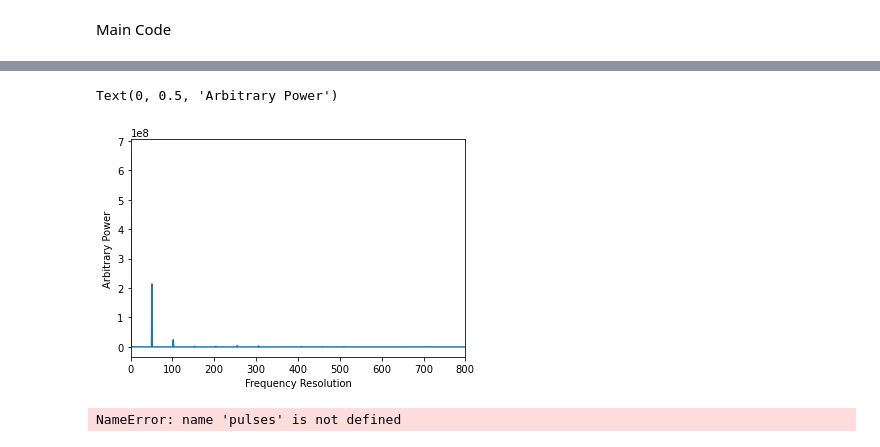
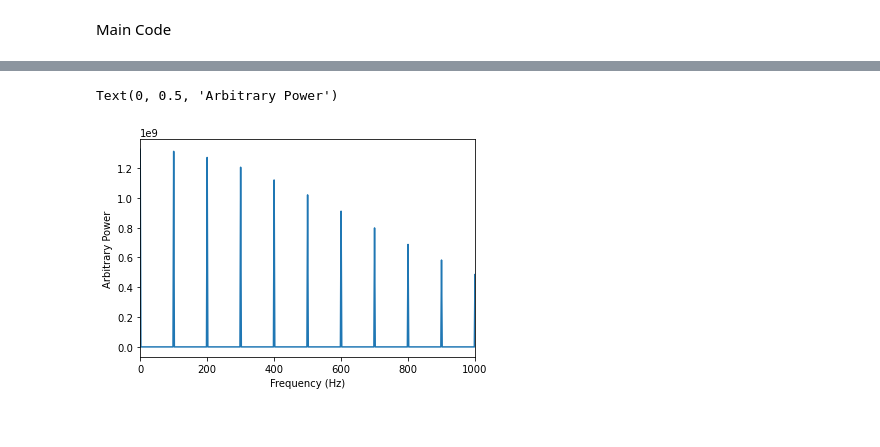
Before and after one commit to lianisreyes/Fourier-Transform-Light-Periodicy, a Jupyter notebook: FFT Final Project .ipynb, the cells around one changed output, grey strips where cells are left out. Drawn from its saved outputs; the diff is of its cells as text; code cells hidden in the pictures.

```diff
--- a/FFT Final Project .ipynb
+++ b/FFT Final Project .ipynb
@@ -12,18 +12,18 @@ importlib.reload(ArtificialData)
 # %% [markdown]
 Artificial Data formation and Alteration/ Pulse Profile
 # %%
-# Generates
+# Phi establishes the rotational phase
 phi = np.linspace(0, 1, 1024)
+# .generate_dummy (number of artificial pulses, number of phase bins )
 pulses, locs = ArtificialData.generate_dummy(1,1024)
-# (number of artificial pulses, number of phase bins )
+
+
 np.savez('TestData.npz', *[pulses, locs], **{'pulses' : pulses, 'locs': locs})
 
 # Plotting the Data for a general view
-pulse, locs, gammas, amps = ArtificialData.generate(1, 1024)
-plt.plot(phi, pulse[0])
+pulses, locs, gammas, amps = ArtificialData.generate(1, 1024)
+plt.plot(phi, pulses[0])
 plt.xlabel('Rotational Phase')
 plt.ylabel('Radio Photons')
-# x-axis - rotational phase
-# y-axis - radio photons
 # %% [output]
 Text(0, 0.5, 'Radio Photons')
@@ -37,9 +37,10 @@ print(delta(5))
 # %% [markdown]
 Main Code
 # %%
-#
-def shah(spacing, n):
+# repeats unit impulse/delta function
+# spacing is n_bin in periodicity
+def shah(period, n = 50): # shah is a train of delta functions
     shah_list = []
     for i in range(n):
-        shah_list.extend(delta(spacing))
+        shah_list.extend(delta(period))
     return np.array(shah_list)
@@ -51,0 +47,8 @@ plt.plot(pulse_train)
+# %%
+# In order to create the pulse train of repeatin pulse profile that we created earlier and
+# the shah function is being used for the amount of times we are repeating
+#
+pulse_train = np.convolve(pulses[0], shah(10000), mode = 'same' )
+x_untits = np.array(range(len(pulse_train)))/1e6
+plt.plot(x_untits, pulse_train)
+plt.xlabel('t (s)')
@@ -52,13 +58,14 @@ plt.plot(pulse_train)
 # %%
+# This is the
 trainFFT = abs(np.fft.rfft(pulse_train))**2
-#
-plt.plot(trainFFT)
-# Change xlim to accomadate to changes in Harmonics
-plt.xlim(0, 800)
-plt.xlabel('Frequency Resolution')
+x_untits = 1e6*np.array(range(len(trainFFT)))/len(pulse_train) #converting microseconds to seconds / x units
+plt.plot(x_untits, trainFFT)
+# Alter the Xlim to allow for any changes within the harmonics
+plt.xlim(0, 1000)
+plt.xlabel('Frequency (Hz)')
 plt.ylabel('Arbitrary Power')
-# x axis needs frq resolution which is 1/total length of bins
+# x axis needs frq resolution which is 1/total number of bins
 # y axis arbitrary power
 # %% [output]
 Text(0, 0.5, 'Arbitrary Power')
-[figure, old version]
+[figure, new version]
@@ -186,15 +71,0 @@ def harmonics(prof, f_true, df):
-# %%
-
-
-# continuation plotting harmonics
-nbins = 300000
-
-bins, harm = harmonics(pulses, true_freq, df)
-freq = np.zeros(nbins)
-freq[bins] = harm
-plt.plot(np.arange(0, nbins, 1)*df, freq)
-plt.xlabel('Rotational Frequency (Hz)')
-plt.ylabel('Some Power')
-plt.title('Sinc-Approximated Harmonics of our Pulse')
-# %% [output]
-NameError: name 'pulses' is not defined
```
Also changed, not shown: parts of 5 cells of this notebook, 3 other files.
